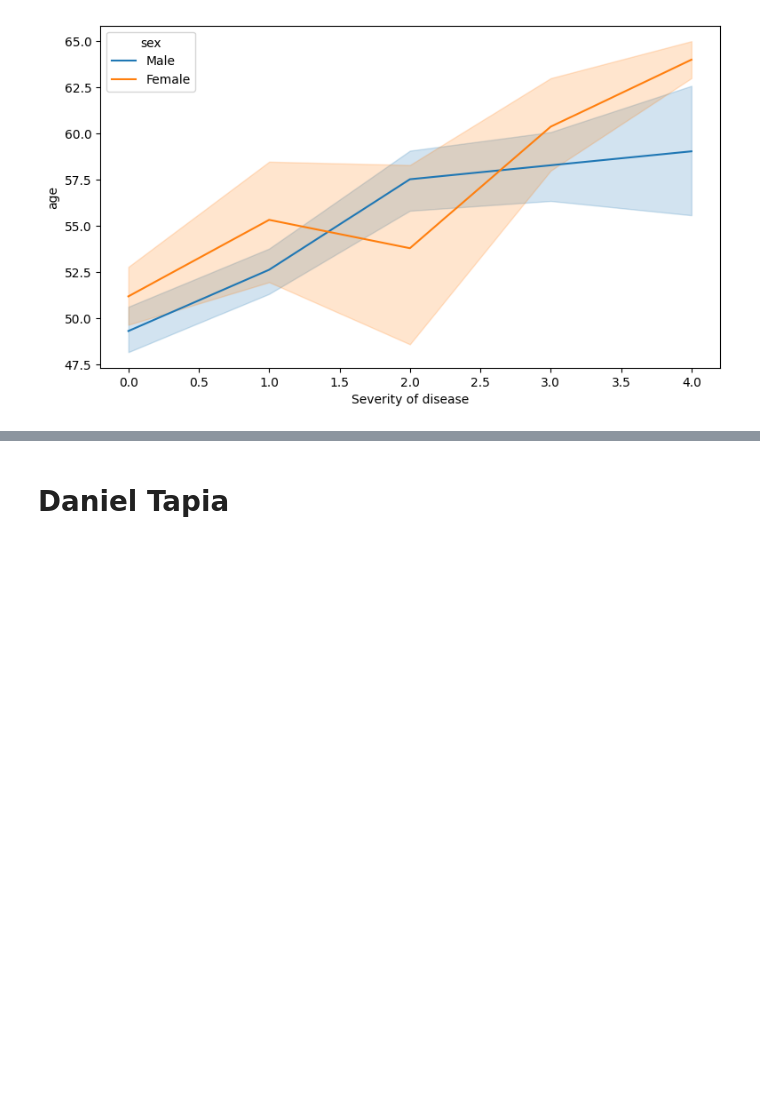
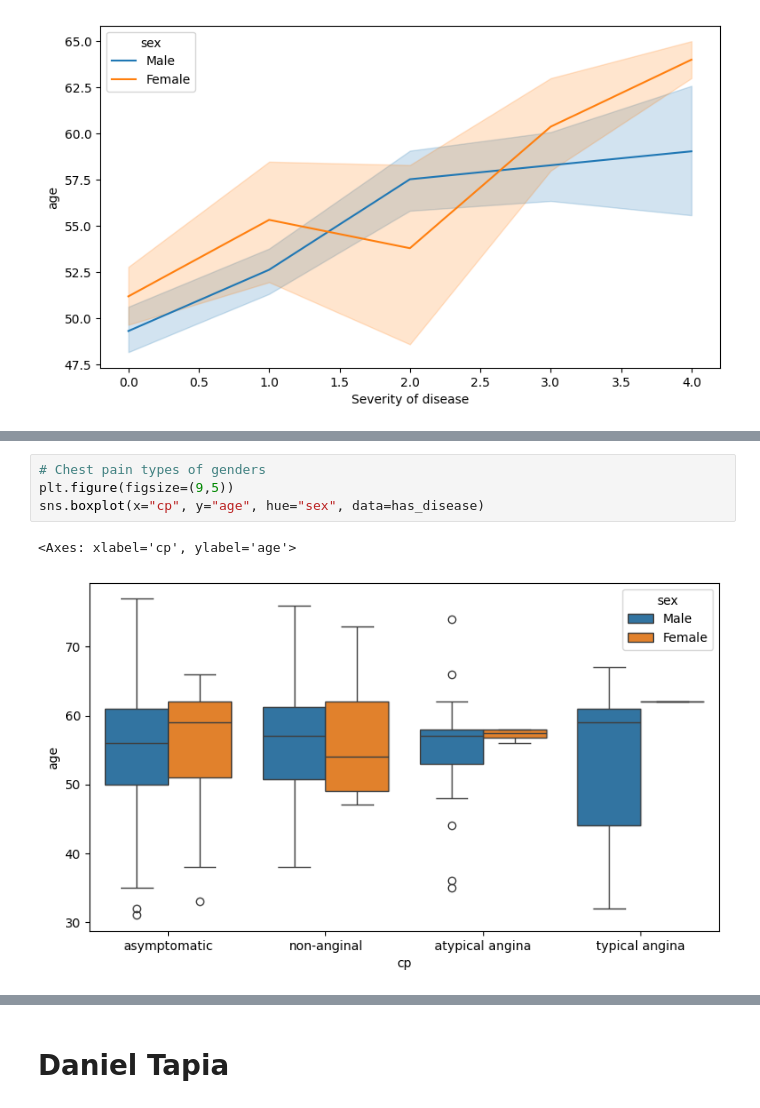
Before and after one commit to davprog9/Heart-Disease-Liklehood-Analysis, a Jupyter notebook: Analysis.ipynb, the cells around one changed output, grey strips where cells are left out. Cells and saved outputs as stored; diff of their text form; blank space fills up the shorter version.

```diff
--- a/Analysis.ipynb
+++ b/Analysis.ipynb
@@ -273,0 +301,7 @@ sns.lineplot(x="num", y="age", data=data, hue="sex")
+# %%
+# Chest pain types of genders
+plt.figure(figsize=(9,5))
+sns.boxplot(x="cp", y="age", hue="sex", data=has_disease)
+# %% [output]
+<Axes: xlabel='cp', ylabel='age'>
+[figure, added]
```
Also changed, not shown: parts of 8 cells of this notebook.
